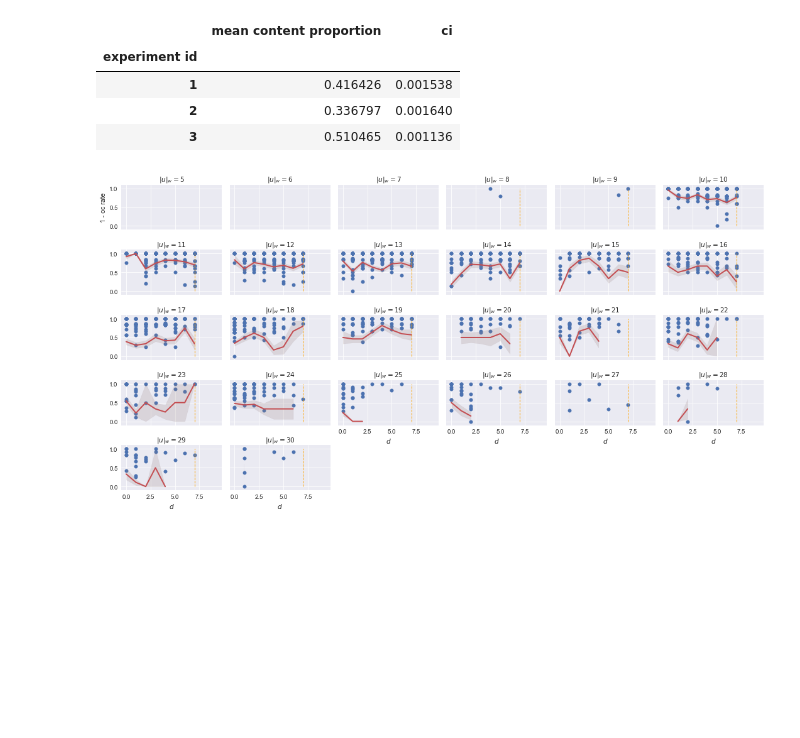
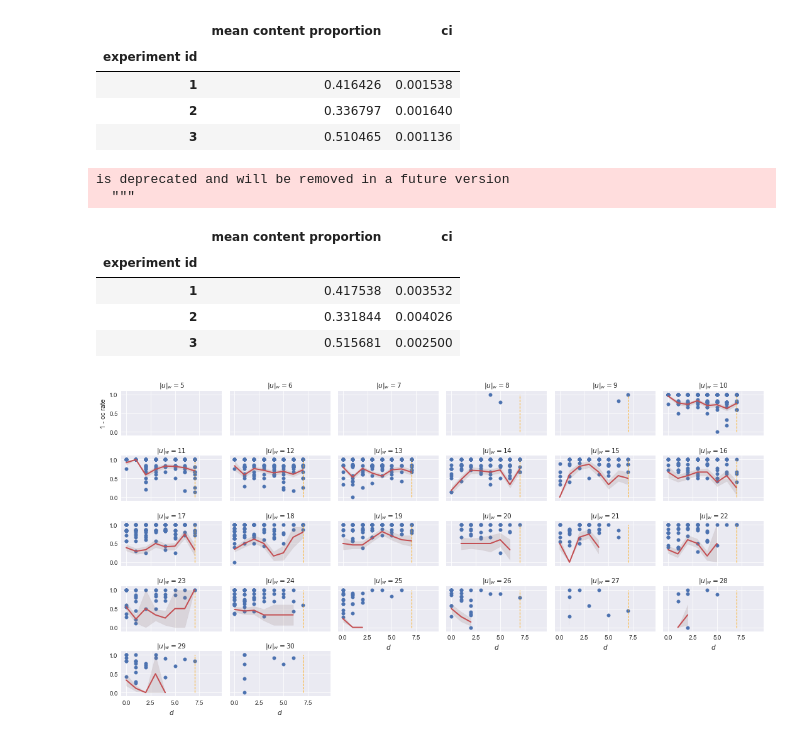
Before and after one commit to interpretation-experiment/analysis, a Jupyter notebook: notebooks/exp_descriptive_synthesis.ipynb, the cells around one changed output. Cells and saved outputs as stored; diff of their text form; code cells hidden in the pictures; blank space fills up the shorter version.

Commit message:
feat/synthesis: proportions of content words and avg transmissibilities

```diff
--- a/notebooks/exp_descriptive_synthesis.ipynb
+++ b/notebooks/exp_descriptive_synthesis.ipynb
@@ -425,6 +425,23 @@ is deprecated and will be removed in a future version
 | 1 | 0.416426 | 0.001538 |
 | 2 | 0.336797 | 0.001640 |
 | 3 | 0.510465 | 0.001136 |
+# %%
+(rates[rates['parent depth'] == 0]['parent content length']
+ / rates[rates['parent depth'] == 0]['parent token length'])\
+    .groupby(rates[rates['parent depth'] == 0]['experiment id']).aggregate({
+        'mean content proportion': 'mean',
+        'ci': lambda x: (stats.t.ppf(1 - .5/2, len(x) - 1)
+                         * x.std(ddof=1)
+                         / np.sqrt(len(x)))
+    })
+# %% [output]
+is deprecated and will be removed in a future version
+  """
+|  | mean content proportion | ci |
+| experiment id |  |  |
+| 1 | 0.417538 | 0.003532 |
+| 2 | 0.331844 | 0.004026 |
+| 3 | 0.515681 | 0.002500 |
 # %%
 exp_col_orders = {
     1: range(2, 14),
```
Also changed, not shown: 2 other files.
